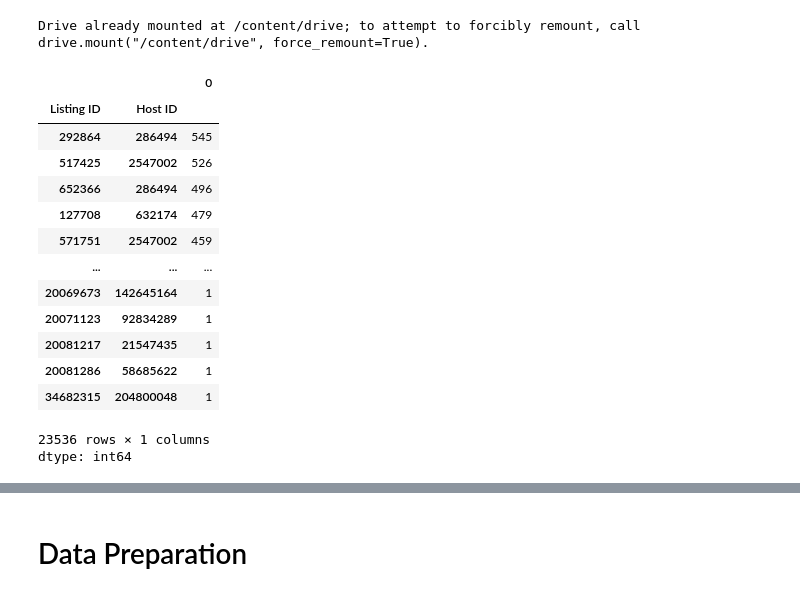
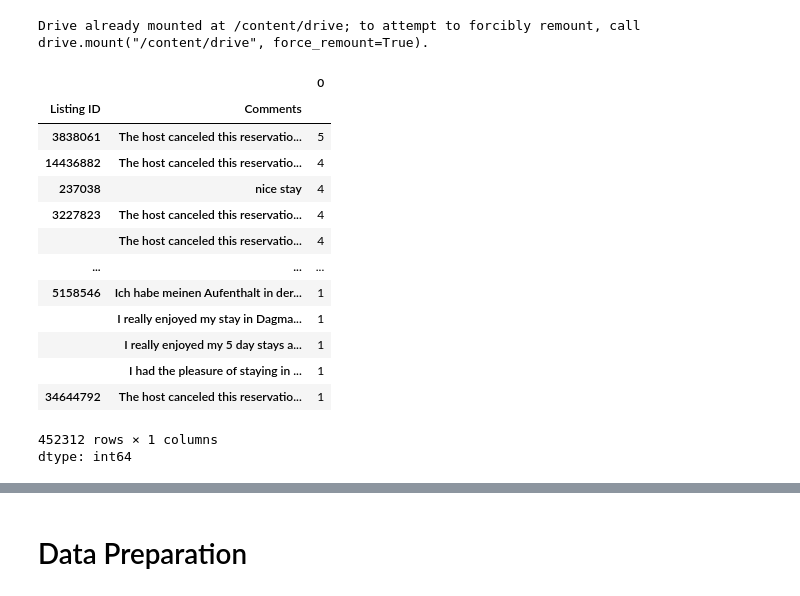
Before and after one commit to hajyhia/Airbnb_Berlin_Price_predic, a Jupyter notebook: Airbnb_Berlin_Price_Predict_Prep.ipynb, the cells around one changed output, grey strips where cells are left out. Cells and saved outputs as stored; diff of their text form; code cells hidden in the pictures.

```diff
--- a/Airbnb_Berlin_Price_Predict_Prep.ipynb
+++ b/Airbnb_Berlin_Price_Predict_Prep.ipynb
@@ -19,20 +19,20 @@ Drive already mounted at /content/drive; to attempt to forcibly remount, call dr
 # %%
 AirbnbBerlin_df = pd.read_csv('/content/drive/My Drive/Airbnb/Airbnb Berlin.csv', index_col=0)
 # %%
-AirbnbBerlin_df.groupby(['Listing ID', 'Host ID']).size().sort_values(ascending=False)
+AirbnbBerlin_df.groupby(['Listing ID', 'Comments']).size().sort_values(ascending=False)
 # %% [output]
 |  |  | 0 |
-| Listing ID | Host ID |  |
-| 292864 | 286494 | 545 |
-| 517425 | 2547002 | 526 |
-| 652366 | 286494 | 496 |
-| 127708 | 632174 | 479 |
-| 571751 | 2547002 | 459 |
+| Listing ID | Comments |  |
+| 3838061 | The host canceled this reservatio... | 5 |
+| 14436882 | The host canceled this reservatio... | 4 |
+| 237038 | nice stay | 4 |
+| 3227823 | The host canceled this reservatio... | 4 |
+|  | The host canceled this reservatio... | 4 |
 | ... | ... | ... |
-| 20069673 | 142645164 | 1 |
-| 20071123 | 92834289 | 1 |
-| 20081217 | 21547435 | 1 |
-| 20081286 | 58685622 | 1 |
-| 34682315 | 204800048 | 1 |
+| 5158546 | Ich habe meinen Aufenthalt in der... | 1 |
+|  | I really enjoyed my stay in Dagma... | 1 |
+|  | I really enjoyed my 5 day stays a... | 1 |
+|  | I had the pleasure of staying in ... | 1 |
+| 34644792 | The host canceled this reservatio... | 1 |
-23536 rows × 1 columns
+452312 rows × 1 columns
 dtype: int64
```
Also changed, not shown: parts of 34 cells of this notebook.
